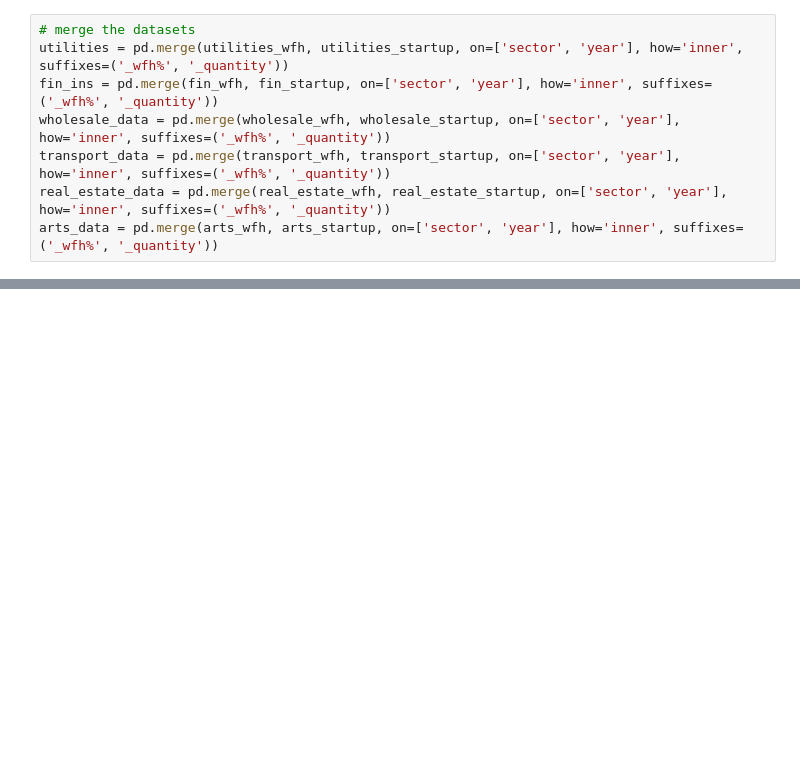
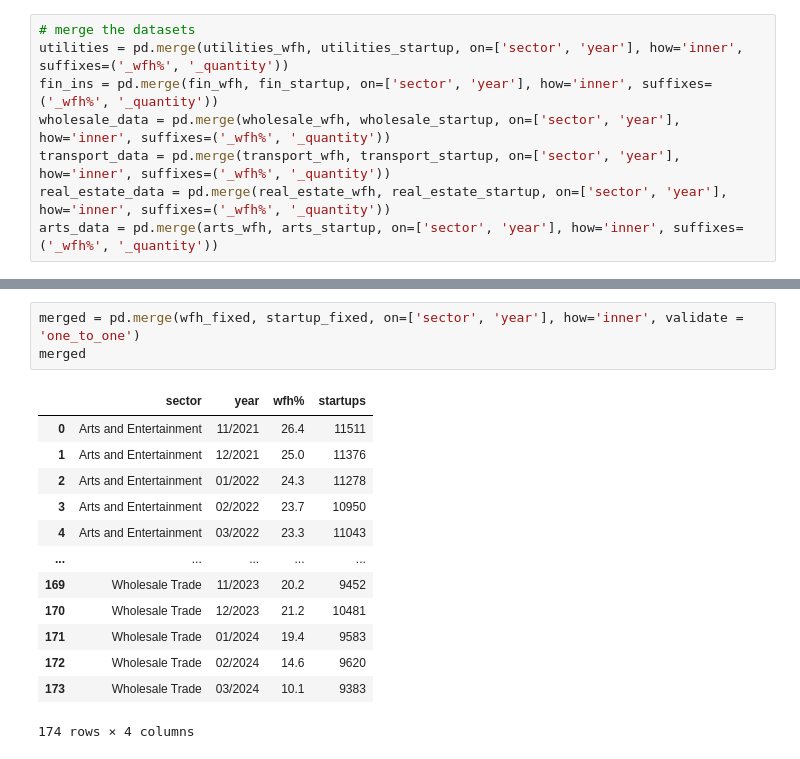
Before and after one commit to Keith-Cheung/FIN377-Final-Project, a Jupyter notebook: build_sample.ipynb, the cells around one changed output, grey strips where cells are left out. Saved outputs shown, nothing was run; the diff lists cells and outputs as text; blank space fills up the shorter version.

```diff
--- a/build_sample.ipynb
+++ b/build_sample.ipynb
@@ -528,0 +596,17 @@ plt.show()
+# %%
+merged = pd.merge(wfh_fixed, startup_fixed, on=['sector', 'year'], how='inner', validate = 'one_to_one')
+merged
+# %% [output]
+|  | sector | year | wfh% | startups |
+| 0 | Arts and Entertainment | 11/2021 | 26.4 | 11511 |
+| 1 | Arts and Entertainment | 12/2021 | 25.0 | 11376 |
+| 2 | Arts and Entertainment | 01/2022 | 24.3 | 11278 |
+| 3 | Arts and Entertainment | 02/2022 | 23.7 | 10950 |
+| 4 | Arts and Entertainment | 03/2022 | 23.3 | 11043 |
+| ... | ... | ... | ... | ... |
+| 169 | Wholesale Trade | 11/2023 | 20.2 | 9452 |
+| 170 | Wholesale Trade | 12/2023 | 21.2 | 10481 |
+| 171 | Wholesale Trade | 01/2024 | 19.4 | 9583 |
+| 172 | Wholesale Trade | 02/2024 | 14.6 | 9620 |
+| 173 | Wholesale Trade | 03/2024 | 10.1 | 9383 |
+174 rows × 4 columns
```
Also changed, not shown: parts of 10 cells of this notebook, 12 other files.
